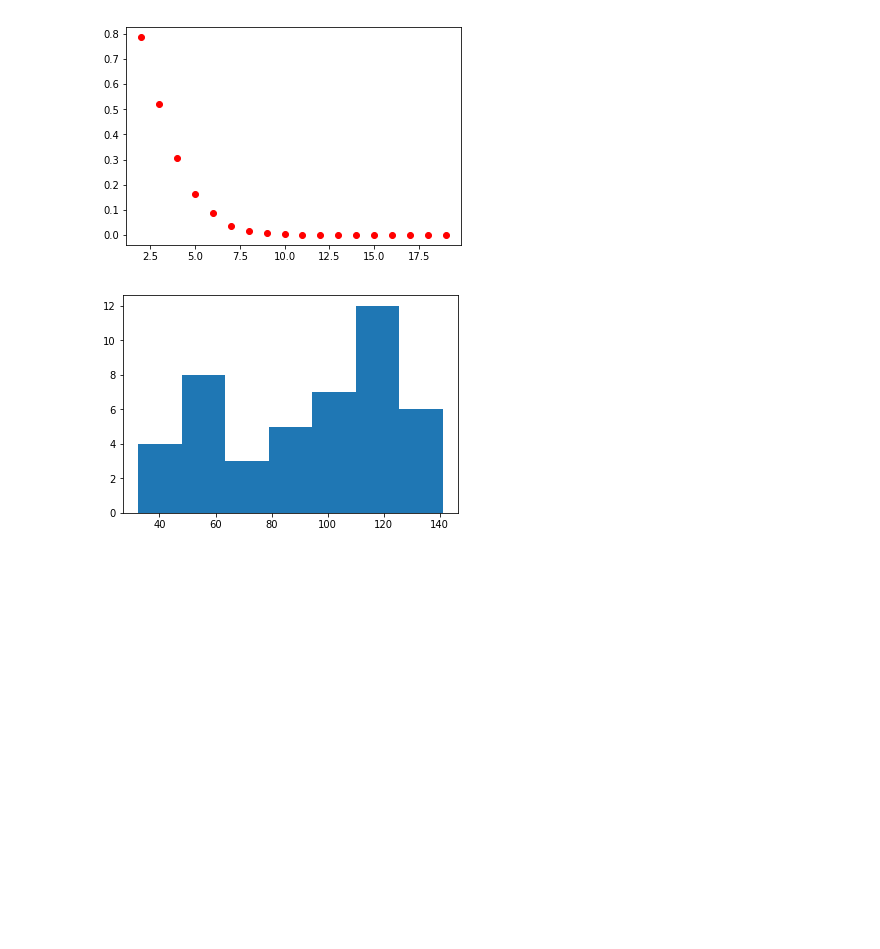
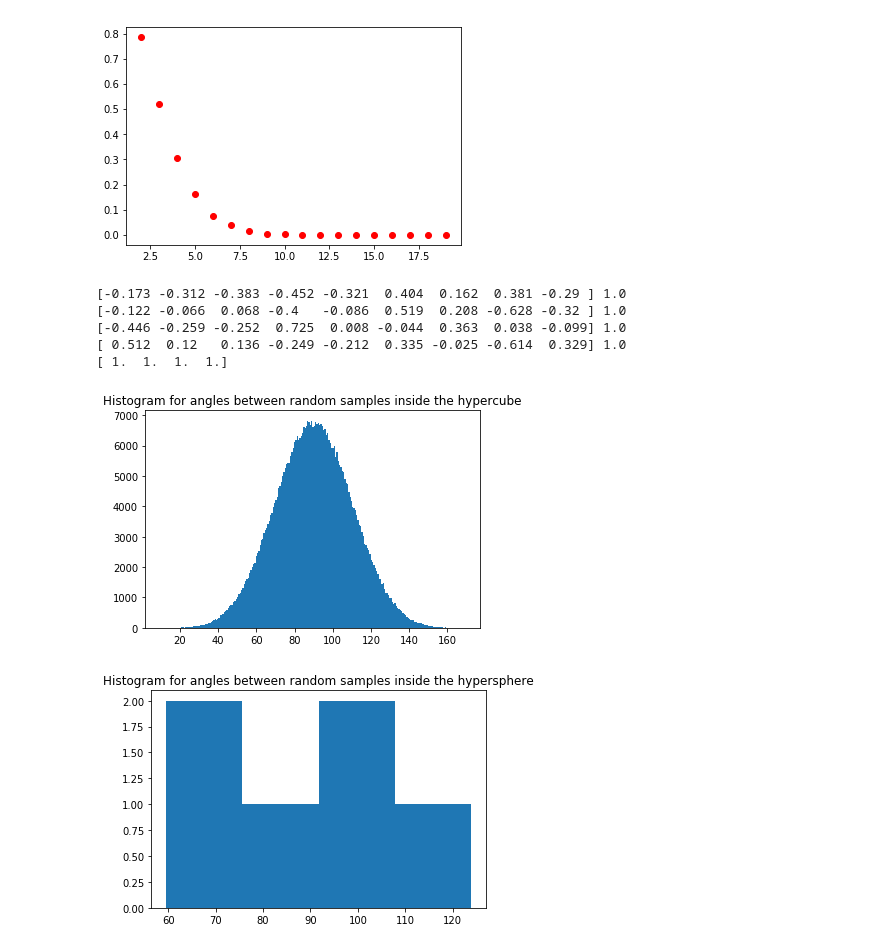
Before and after one commit to walkcoolboy/MachineLearning, a Jupyter notebook: PartA.ipynb, the cells around one changed output. Drawn from its saved outputs; the diff is of its cells as text; code cells hidden in the pictures; blank space fills up the shorter version.

Commit message:
added distance between

```diff
--- a/PartA.ipynb
+++ b/PartA.ipynb
@@ -21,36 +21,56 @@ plt.plot(darray, vectorRatio(darray), 'ro')
 [<matplotlib.lines.Line2D at 0x...>]
 [figure]
 # %%
-d=6
-vectors = 10
+d=9
+vectors = 1000
 uniform = rng.random((vectors, d))*2-1
-indexPairs = np.array(np.indices((vectors,vectors))).T.reshape(-1,2)
-index1, index2 = np.array(indexPairs[indexPairs[:,0]<indexPairs[:,1]]).T
+insideHypersphere = uniform[LA.norm(uniform, axis=1)<=1]
 
-#print (index1, index2)
+for vector in insideHypersphere:
+  vector /= (LA.norm (vector))
+
+def indices(x):
+  indexPairs = np.array(np.indices((x.shape[0],x.shape[0]))).T.reshape(-1,2)
+  return np.array(indexPairs[indexPairs[:,0]<indexPairs[:,1]]).T
 
 def unit_vector(vector):
     """ Returns the unit vector of the vector.  """
     return vector / np.linalg.norm(vector)
 
 @np.vectorize
 def angle_between(v1, v2):
     """ Returns the angle in radians between vectors 'v1' and 'v2'::
 
             >>> angle_between((1, 0, 0), (0, 1, 0))
             1.5707963267948966
             >>> angle_between((1, 0, 0), (1, 0, 0))
             0.0
             >>> angle_between((1, 0, 0), (-1, 0, 0))
             3.141592653589793
     """
-    #print (v1, v2)
-    v1_u = unit_vector(uniform[v1])
-    v2_u = unit_vector(uniform[v2])
+    #print (thevector)
+    v1_u = unit_vector(thevector[v1])
+    v2_u = unit_vector(thevector[v2])
     return np.arccos(np.clip(np.dot(v1_u, v2_u), -1.0, 1.0))
 
+thevector = uniform
+index1, index2 = indices(thevector)
 angels = np.degrees(angle_between(index1,index2))
 plt.hist(angels, bins='auto')
+plt.title("Histogram for angles between random samples inside the hypercube")
 plt.show()
+
+thevector = insideHypersphere
+index1, index2 = indices(thevector)
+angels = np.degrees(angle_between(index1,index2))
+plt.hist(angels, bins='auto')
+plt.title("Histogram for angles between random samples inside the hypersphere")
+plt.show()
 # %% [output]
+[-0.173 -0.312 -0.383 -0.452 -0.321  0.404  0.162  0.381 -0.29 ] 1.0
+[-0.122 -0.066  0.068 -0.4   -0.086  0.519  0.208 -0.628 -0.32 ] 1.0
+[-0.446 -0.259 -0.252  0.725  0.008 -0.044  0.363  0.038 -0.099] 1.0
+[ 0.512  0.12   0.136 -0.249 -0.212  0.335 -0.025 -0.614  0.329] 1.0
+[ 1.  1.  1.  1.]
-[figure, old version]
+[figure, new version]
+[figure, added]
```
Also changed, not shown: parts of 1 cell of this notebook.
